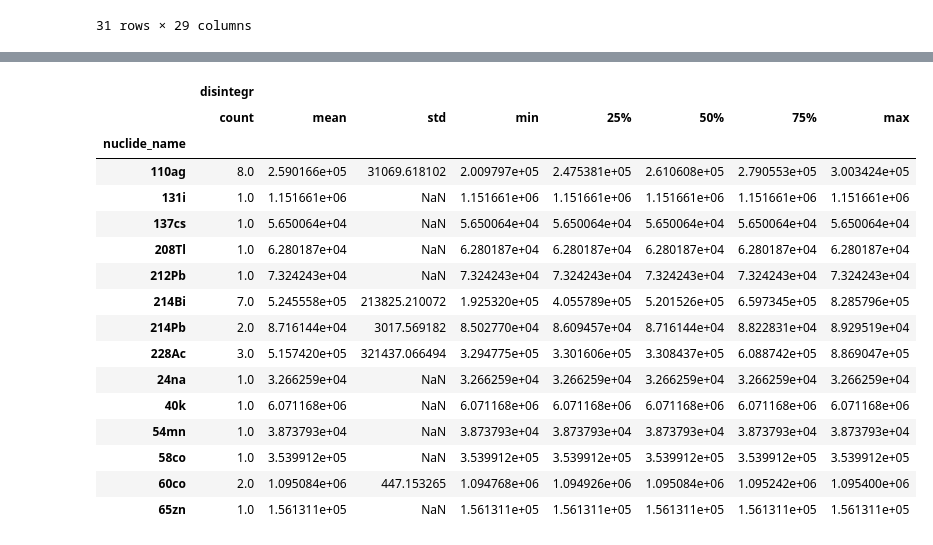
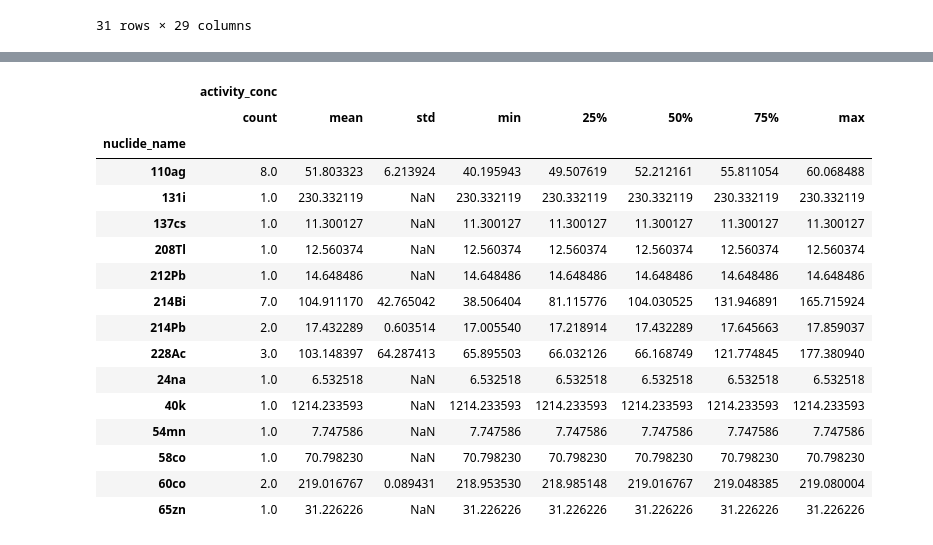
Before and after one commit to terrabela/OGRaySpY, a Jupyter notebook: nuclide_identification.ipynb, the cells around one changed output, grey strips where cells are left out. Saved outputs shown, nothing was run; the diff lists cells and outputs as text; code cells hidden in the pictures.

```diff
--- a/nuclide_identification.ipynb
+++ b/nuclide_identification.ipynb
@@ -633,0 +606,10 @@ df_result.loc[df_result.nuclide_name=="110ag"]
+# %%
+# df_result.dtypes
+df_result['acti_conc_unc'] = (
+    df_result.activity_conc * (
+        np.sqrt(df_result.variances) / df_result.rough_sums
+    ) * (
+        df_result.unc_i / df_result.intensity
+    )
+)
+df_result
@@ -640,25 +641,25 @@ d5_grouped = df_result.groupby("nuclide_name")[['energy','intensity','centroids'
 # sdfsdf = pd.DataFrame([[d5_grouped.mean(), d5_grouped.median()]])
 # sdfsdf
 # %%
-df_result.groupby("nuclide_name")[['disintegr']].describe()
+df_result.groupby("nuclide_name")[['activity_conc']].describe()
 # %% [output]
-|  | disintegr |  |  |  |  |  |  |  |
+|  | activity_conc |  |  |  |  |  |  |  |
 |  | count | mean | std | min | 25% | 50% | 75% | max |
 | nuclide_name |  |  |  |  |  |  |  |  |
-| 110ag | 8.0 | 2.590166e+05 | 31069.618102 | 2.009797e+05 | 2.475381e+05 | 2.610608e+05 | 2.790553e+05 | 3.003424e+05 |
-| 131i | 1.0 | 1.151661e+06 | NaN | 1.151661e+06 | 1.151661e+06 | 1.151661e+06 | 1.151661e+06 | 1.151661e+06 |
-| 137cs | 1.0 | 5.650064e+04 | NaN | 5.650064e+04 | 5.650064e+04 | 5.650064e+04 | 5.650064e+04 | 5.650064e+04 |
-| 208Tl | 1.0 | 6.280187e+04 | NaN | 6.280187e+04 | 6.280187e+04 | 6.280187e+04 | 6.280187e+04 | 6.280187e+04 |
-| 212Pb | 1.0 | 7.324243e+04 | NaN | 7.324243e+04 | 7.324243e+04 | 7.324243e+04 | 7.324243e+04 | 7.324243e+04 |
-| 214Bi | 7.0 | 5.245558e+05 | 213825.210072 | 1.925320e+05 | 4.055789e+05 | 5.201526e+05 | 6.597345e+05 | 8.285796e+05 |
-| 214Pb | 2.0 | 8.716144e+04 | 3017.569182 | 8.502770e+04 | 8.609457e+04 | 8.716144e+04 | 8.822831e+04 | 8.929519e+04 |
-| 228Ac | 3.0 | 5.157420e+05 | 321437.066494 | 3.294775e+05 | 3.301606e+05 | 3.308437e+05 | 6.088742e+05 | 8.869047e+05 |
-| 24na | 1.0 | 3.266259e+04 | NaN | 3.266259e+04 | 3.266259e+04 | 3.266259e+04 | 3.266259e+04 | 3.266259e+04 |
-| 40k | 1.0 | 6.071168e+06 | NaN | 6.071168e+06 | 6.071168e+06 | 6.071168e+06 | 6.071168e+06 | 6.071168e+06 |
-| 54mn | 1.0 | 3.873793e+04 | NaN | 3.873793e+04 | 3.873793e+04 | 3.873793e+04 | 3.873793e+04 | 3.873793e+04 |
-| 58co | 1.0 | 3.539912e+05 | NaN | 3.539912e+05 | 3.539912e+05 | 3.539912e+05 | 3.539912e+05 | 3.539912e+05 |
-| 60co | 2.0 | 1.095084e+06 | 447.153265 | 1.094768e+06 | 1.094926e+06 | 1.095084e+06 | 1.095242e+06 | 1.095400e+06 |
-| 65zn | 1.0 | 1.561311e+05 | NaN | 1.561311e+05 | 1.561311e+05 | 1.561311e+05 | 1.561311e+05 | 1.561311e+05 |
+| 110ag | 8.0 | 51.803323 | 6.213924 | 40.195943 | 49.507619 | 52.212161 | 55.811054 | 60.068488 |
+| 131i | 1.0 | 230.332119 | NaN | 230.332119 | 230.332119 | 230.332119 | 230.332119 | 230.332119 |
+| 137cs | 1.0 | 11.300127 | NaN | 11.300127 | 11.300127 | 11.300127 | 11.300127 | 11.300127 |
+| 208Tl | 1.0 | 12.560374 | NaN | 12.560374 | 12.560374 | 12.560374 | 12.560374 | 12.560374 |
+| 212Pb | 1.0 | 14.648486 | NaN | 14.648486 | 14.648486 | 14.648486 | 14.648486 | 14.648486 |
+| 214Bi | 7.0 | 104.911170 | 42.765042 | 38.506404 | 81.115776 | 104.030525 | 131.946891 | 165.715924 |
+| 214Pb | 2.0 | 17.432289 | 0.603514 | 17.005540 | 17.218914 | 17.432289 | 17.645663 | 17.859037 |
+| 228Ac | 3.0 | 103.148397 | 64.287413 | 65.895503 | 66.032126 | 66.168749 | 121.774845 | 177.380940 |
+| 24na | 1.0 | 6.532518 | NaN | 6.532518 | 6.532518 | 6.532518 | 6.532518 | 6.532518 |
+| 40k | 1.0 | 1214.233593 | NaN | 1214.233593 | 1214.233593 | 1214.233593 | 1214.233593 | 1214.233593 |
+| 54mn | 1.0 | 7.747586 | NaN | 7.747586 | 7.747586 | 7.747586 | 7.747586 | 7.747586 |
+| 58co | 1.0 | 70.798230 | NaN | 70.798230 | 70.798230 | 70.798230 | 70.798230 | 70.798230 |
+| 60co | 2.0 | 219.016767 | 0.089431 | 218.953530 | 218.985148 | 219.016767 | 219.048385 | 219.080004 |
+| 65zn | 1.0 | 31.226226 | NaN | 31.226226 | 31.226226 | 31.226226 | 31.226226 | 31.226226 |
 # %%
 f_name
 # %% [output]
```
Also changed, not shown: parts of 24 cells of this notebook.
